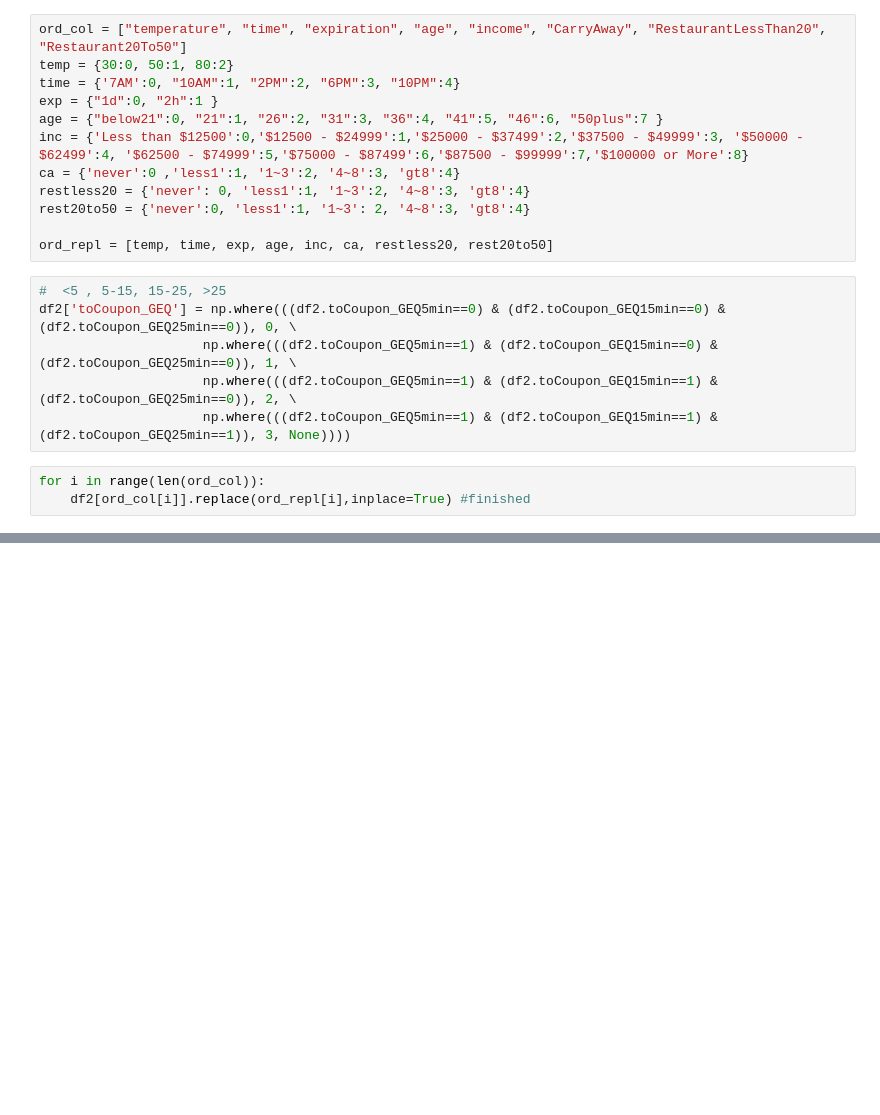
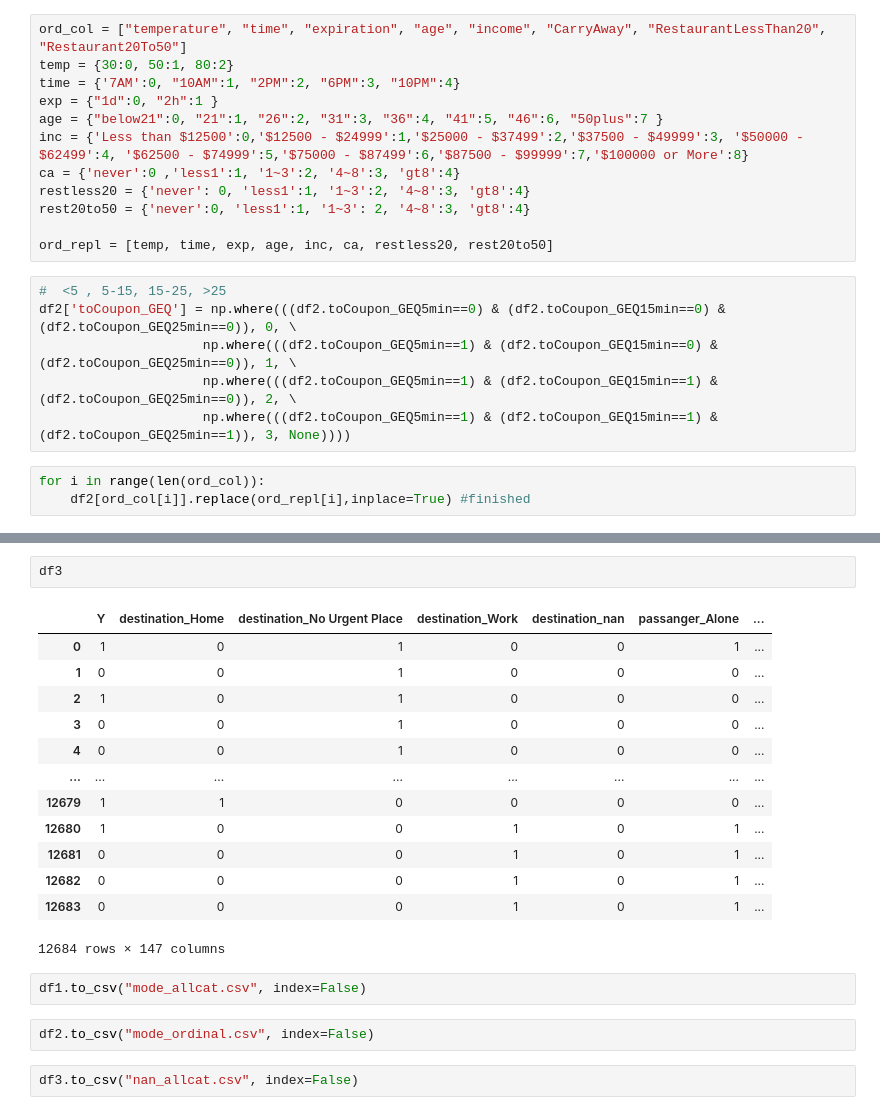
Before and after one commit to hyeniii/MSiA420-in_vehicle_coupon_recommendation, a Jupyter notebook: EDA.ipynb, the cells around one changed output, grey strips where cells are left out. Cells and saved outputs as stored; diff of their text form; blank space fills up the shorter version.

```diff
--- a/EDA.ipynb
+++ b/EDA.ipynb
@@ -225,0 +263,22 @@ for i in range(len(ord_col)):
+# %%
+df3
+# %% [output]
+|  | Y | destination_Home | destination_No Urgent Place | destination_Work | destination_nan | passanger_Alone | ... |
+| 0 | 1 | 0 | 1 | 0 | 0 | 1 | ... |
+| 1 | 0 | 0 | 1 | 0 | 0 | 0 | ... |
+| 2 | 1 | 0 | 1 | 0 | 0 | 0 | ... |
+| 3 | 0 | 0 | 1 | 0 | 0 | 0 | ... |
+| 4 | 0 | 0 | 1 | 0 | 0 | 0 | ... |
+| ... | ... | ... | ... | ... | ... | ... | ... |
+| 12679 | 1 | 1 | 0 | 0 | 0 | 0 | ... |
+| 12680 | 1 | 0 | 0 | 1 | 0 | 1 | ... |
+| 12681 | 0 | 0 | 0 | 1 | 0 | 1 | ... |
+| 12682 | 0 | 0 | 0 | 1 | 0 | 1 | ... |
+| 12683 | 0 | 0 | 0 | 1 | 0 | 1 | ... |
+12684 rows × 147 columns
+# %%
+df1.to_csv("mode_allcat.csv", index=False)
+# %%
+df2.to_csv("mode_ordinal.csv", index=False)
+# %%
+df3.to_csv("nan_allcat.csv", index=False)
```
Also changed, not shown: parts of 5 cells of this notebook, 1 other file.
